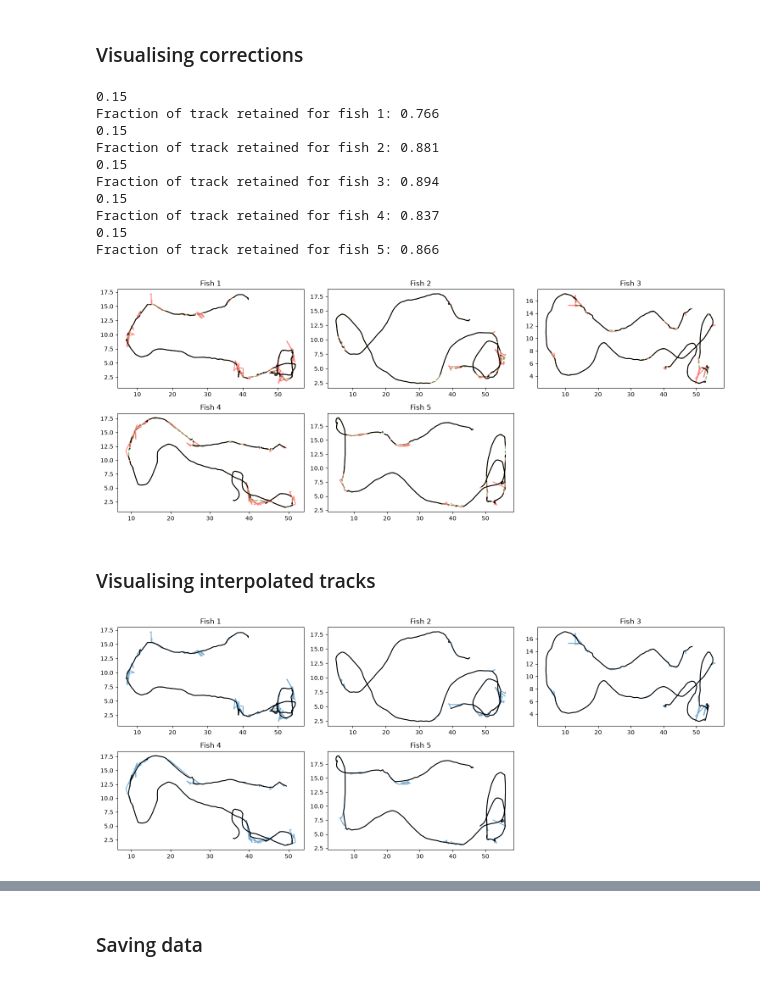
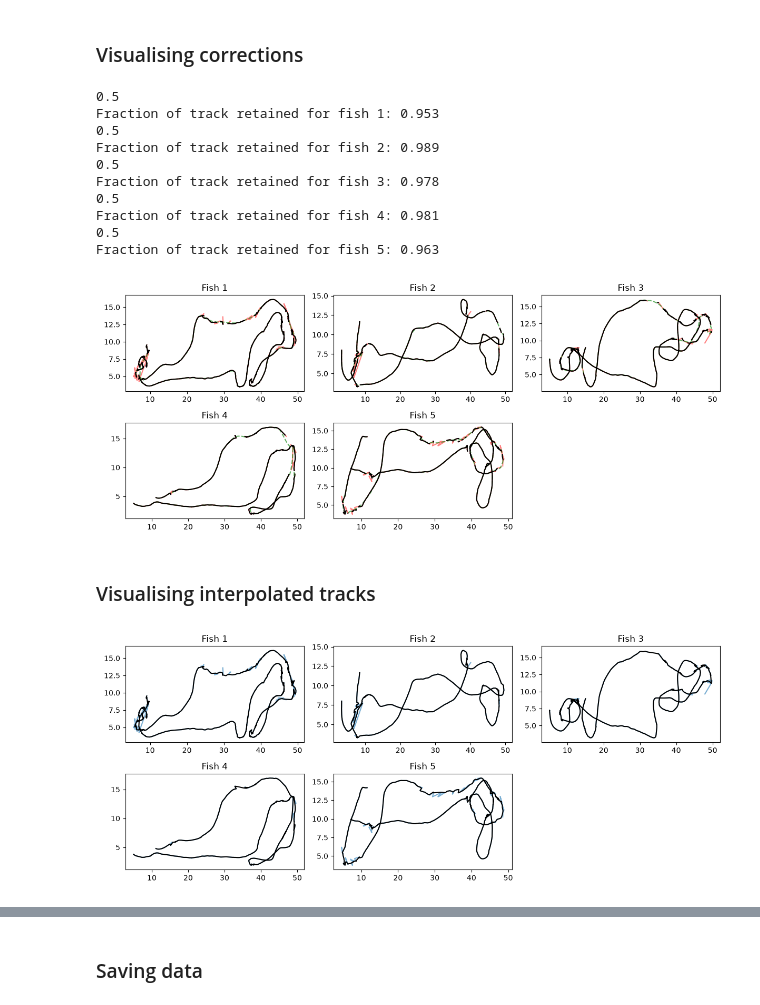
Before and after one commit to gamma1947/collective_escape_dynamics, a Jupyter notebook: relevant/trex_cleaning_pipeline.ipynb, the cells around one changed output, grey strips where cells are left out. Drawn from its saved outputs; the diff is of its cells as text; code cells hidden in the pictures.

```diff
--- a/relevant/trex_cleaning_pipeline.ipynb
+++ b/relevant/trex_cleaning_pipeline.ipynb
@@ -15,7 +16,7 @@ from scipy.signal import savgol_filter
 ### Loading data
 # %%
 # loading data - the grand array
-file_path = Path('/home/hck03/Documents/MS_thesis/tracking_output/1c_4n_faulty/Clip0070_1C_4N_E3_8/data/grand_array.npy')
+file_path = Path('/home/hck03/Documents/MS_thesis/tracking_output/1c_4n_faulty/Clip0083_1C_4N_E8_10/data/grand_array.npy')
 parent_dir = file_path.resolve().parent
 data = np.load(file_path)
 no_of_fishes = data.shape[0]
@@ -25,7 +26,7 @@ data[np.isinf(data)] = np.nan
 # %% [markdown]
 ### Visualising the speeds - speedy trail
 # %%
-fig, ax = plt.subplots(2, 3, figsize=(15, 6))
+fig, ax = plt.subplots(2, 3, figsize=(12, 5))
 flat_axes = ax.flatten()
 
 fig.delaxes(flat_axes[5])
@@ -47,48 +48,48 @@ plt.show()
 ### Visualising corrections
 # %%
 # Blanketting alone suffices
-fig, ax = plt.subplots(2, 3, figsize=(15, 6))
+fig, ax = plt.subplots(2, 3, figsize=(12,5))
 flat_axes = ax.flatten()
 
 fig.delaxes(flat_axes[5])
 
 data_blanket = data.copy()
 
 for i in range(no_of_fishes):
     x = data[i, :, 0]
     y = data[i, :, 1]
 
-    x_med_corrected, y_med_corrected, x_med_smooth, y_med_smooth, frac = blanket(x, y,method="median", r=0.15)
+    x_med_corrected, y_med_corrected, x_med_smooth, y_med_smooth, frac = blanket(x, y,method="savgol", r=0.5)
     data_blanket[i, :, 0] = x_med_corrected
     data_blanket[i, :, 1] = y_med_corrected
 
     flat_axes[i].plot(x, y, 'r', alpha=0.5)
     flat_axes[i].plot(x_med_smooth, y_med_smooth, 'g--', alpha=0.6)
     flat_axes[i].plot(x_med_corrected, y_med_corrected, 'k')
 
     # flat_axes[i].text(0.73, 0.8, f"frac_retained=\n{round(frac,3)}", transform=flat_axes[i].transAxes)
     flat_axes[i].set_title(f"Fish {i+1}")
     print(f"Fraction of track retained for fish {i+1}:", round(frac,3))
 
 plt.tight_layout()
 plt.show()
 # %% [output]
-0.15
-Fraction of track retained for fish 1: 0.766
-0.15
-Fraction of track retained for fish 2: 0.881
-0.15
-Fraction of track retained for fish 3: 0.894
-0.15
-Fraction of track retained for fish 4: 0.837
-0.15
-Fraction of track retained for fish 5: 0.866
+0.5
+Fraction of track retained for fish 1: 0.953
+0.5
+Fraction of track retained for fish 2: 0.989
+0.5
+Fraction of track retained for fish 3: 0.978
+0.5
+Fraction of track retained for fish 4: 0.981
+0.5
+Fraction of track retained for fish 5: 0.963
-[figure, old version]
+[figure, new version]
 # %% [markdown]
 ### Visualising interpolated tracks
 # %%
 # interpolating
-fig, ax = plt.subplots(2, 3, figsize=(15, 6))
+fig, ax = plt.subplots(2, 3, figsize=(12,5))
 flat_axes = ax.flatten()
 
 fig.delaxes(flat_axes[5])
@@ -114,4 +115,4 @@ for i in range(no_of_fishes):
 plt.tight_layout()
 plt.show()
 # %% [output]
-[figure, old version]
+[figure, new version]
```
Also changed, not shown: parts of 6 cells of this notebook, 2 other files.
